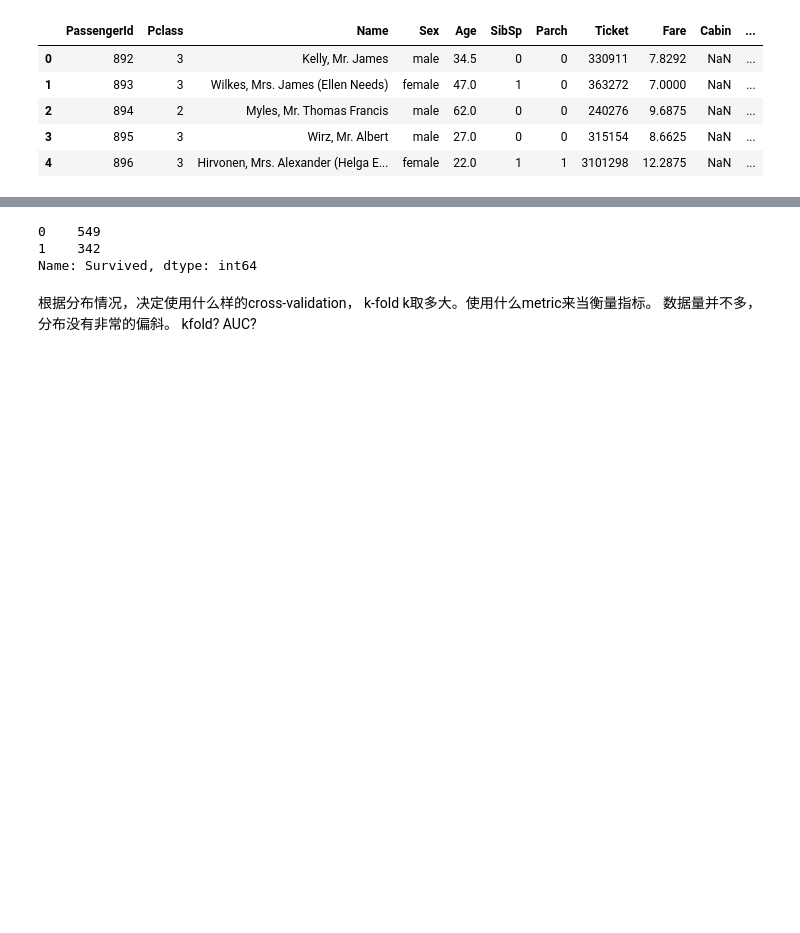
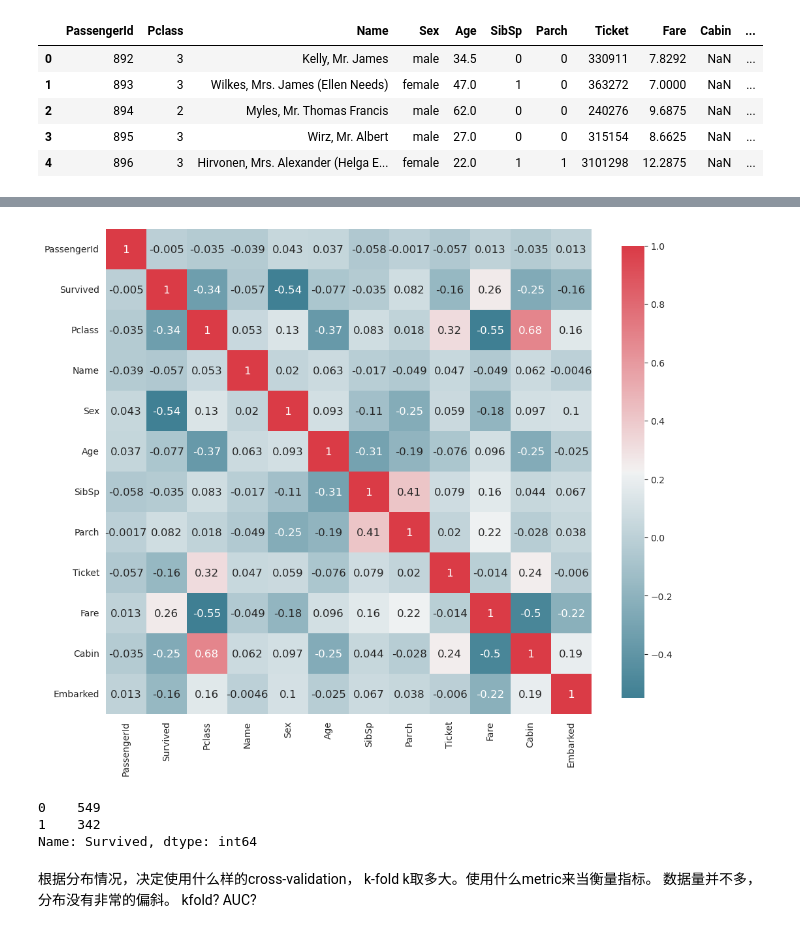
Before and after one commit to gavinloverqq/Exercise, a Jupyter notebook: Kaggle/Titanic/test.ipynb, the cells around one changed output, grey strips where cells are left out. Cells and saved outputs as stored; diff of their text form; code cells hidden in the pictures; blank space fills up the shorter version.

```diff
--- a/Kaggle/Titanic/test.ipynb
+++ b/Kaggle/Titanic/test.ipynb
@@ -40,3 +40,34 @@ train_data.describe()
 | 50% | 446.000000 | 0.000000 | 3.000000 | 445.000000 | 1.000000 | 28.000000 | 0.000000 | 0.000000 | 337.000000 | 14.454200 | ... |
 | 75% | 668.500000 | 1.000000 | 3.000000 | 667.500000 | 1.000000 | 38.000000 | 1.000000 | 0.000000 | 519.500000 | 31.000000 | ... |
 | max | 891.000000 | 1.000000 | 3.000000 | 890.000000 | 1.000000 | 80.000000 | 8.000000 | 6.000000 | 680.000000 | 512.329200 | ... |
+# %%
+# Ignore warnings
+import warnings
+warnings.filterwarnings('ignore')
+
+# Handle table-like data and matrices
+import numpy as np
+import pandas as pd
+
+# Modelling Algorithms
+from sklearn.tree import DecisionTreeClassifier
+from sklearn.linear_model import LogisticRegression
+from sklearn.neighbors import KNeighborsClassifier
+from sklearn.naive_bayes import GaussianNB
+from sklearn.svm import SVC, LinearSVC
+from sklearn.ensemble import RandomForestClassifier , GradientBoostingClassifier
+
+# Modelling Helpers
+from sklearn.feature_selection import RFECV
+
+# Visualisation
+import matplotlib as mpl
+import matplotlib.pyplot as plt
+import matplotlib.pylab as pylab
+import seaborn as sns
+
+# Configure visualisations
+%matplotlib inline
+mpl.style.use( 'ggplot' )
+sns.set_style( 'white' )
+pylab.rcParams[ 'figure.figsize' ] = 8 , 6
@@ -43,3 +139,7 @@ train_data.describe()
+# %%
+plot_correlation_map(train_data)
+# %% [output]
+[figure, added]
 # %%
 # 看标签列分布情况
 train_data['Survived'].value_counts()
```
Also changed, not shown: parts of 1 cell of this notebook.
